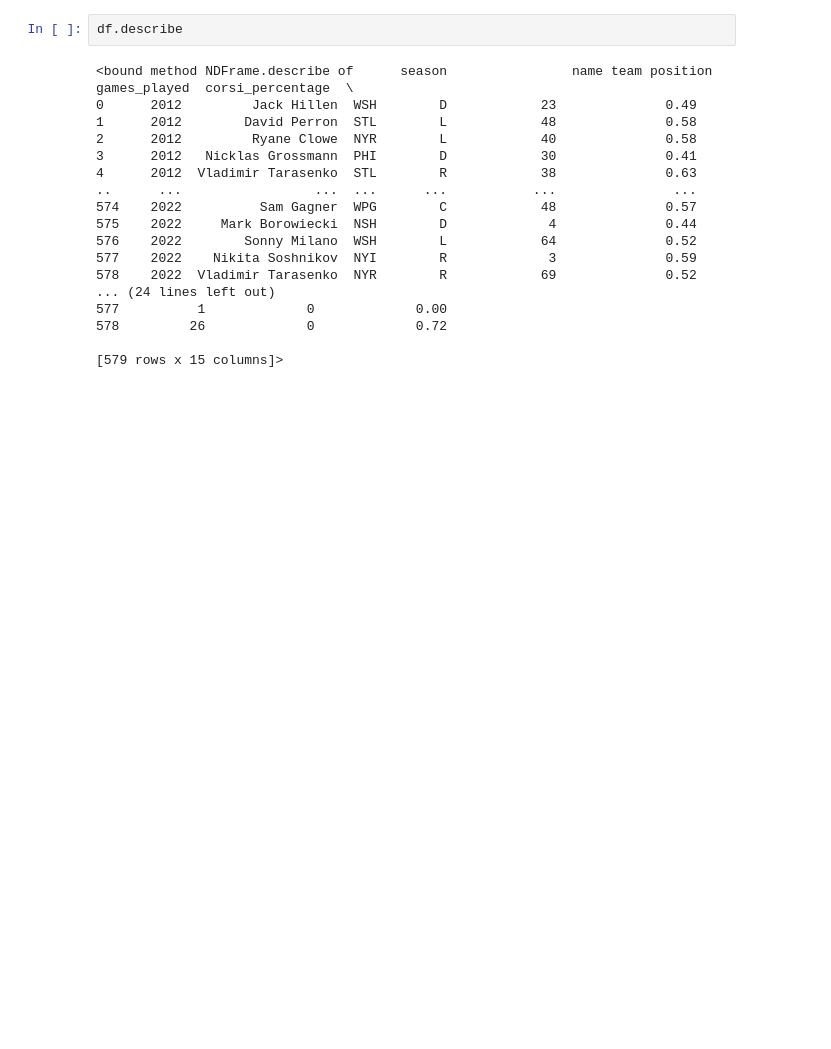
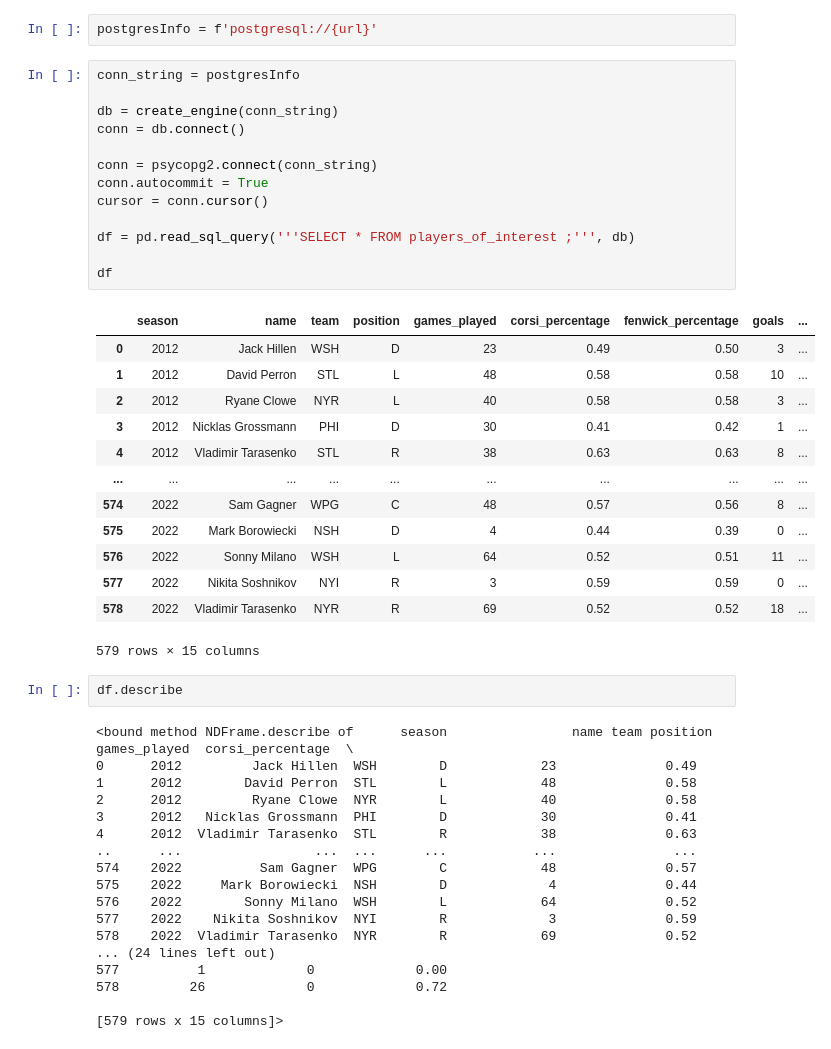
Before and after one commit to Tyler-Sweeting/NHL_Concussion_Analysis, a Jupyter notebook: MachineLearning/DataExploration.ipynb, the cells around one changed output. Saved outputs shown, nothing was run; the diff lists cells and outputs as text; blank space fills up the shorter version.

Commit message:
add the conntion to postgress database

```diff
--- a/MachineLearning/DataExploration.ipynb
+++ b/MachineLearning/DataExploration.ipynb
@@ -14,3 +9,32 @@ df.head()
+# %%
+postgresInfo = f'postgresql://{url}'
+# %%
+conn_string = postgresInfo
+
+db = create_engine(conn_string)
+conn = db.connect()
+
+conn = psycopg2.connect(conn_string)
+conn.autocommit = True
+cursor = conn.cursor()
+
+df = pd.read_sql_query('''SELECT * FROM players_of_interest ;''', db)
+
+df
+# %% [output]
+|  | season | name | team | position | games_played | corsi_percentage | fenwick_percentage | goals | ... |
+| 0 | 2012 | Jack Hillen | WSH | D | 23 | 0.49 | 0.50 | 3 | ... |
+| 1 | 2012 | David Perron | STL | L | 48 | 0.58 | 0.58 | 10 | ... |
+| 2 | 2012 | Ryane Clowe | NYR | L | 40 | 0.58 | 0.58 | 3 | ... |
+| 3 | 2012 | Nicklas Grossmann | PHI | D | 30 | 0.41 | 0.42 | 1 | ... |
+| 4 | 2012 | Vladimir Tarasenko | STL | R | 38 | 0.63 | 0.63 | 8 | ... |
+| ... | ... | ... | ... | ... | ... | ... | ... | ... | ... |
+| 574 | 2022 | Sam Gagner | WPG | C | 48 | 0.57 | 0.56 | 8 | ... |
+| 575 | 2022 | Mark Borowiecki | NSH | D | 4 | 0.44 | 0.39 | 0 | ... |
+| 576 | 2022 | Sonny Milano | WSH | L | 64 | 0.52 | 0.51 | 11 | ... |
+| 577 | 2022 | Nikita Soshnikov | NYI | R | 3 | 0.59 | 0.59 | 0 | ... |
+| 578 | 2022 | Vladimir Tarasenko | NYR | R | 69 | 0.52 | 0.52 | 18 | ... |
+579 rows × 15 columns
 # %%
 df.describe
 # %% [output]
```
Also changed, not shown: parts of 9 cells of this notebook, 3 other files.
